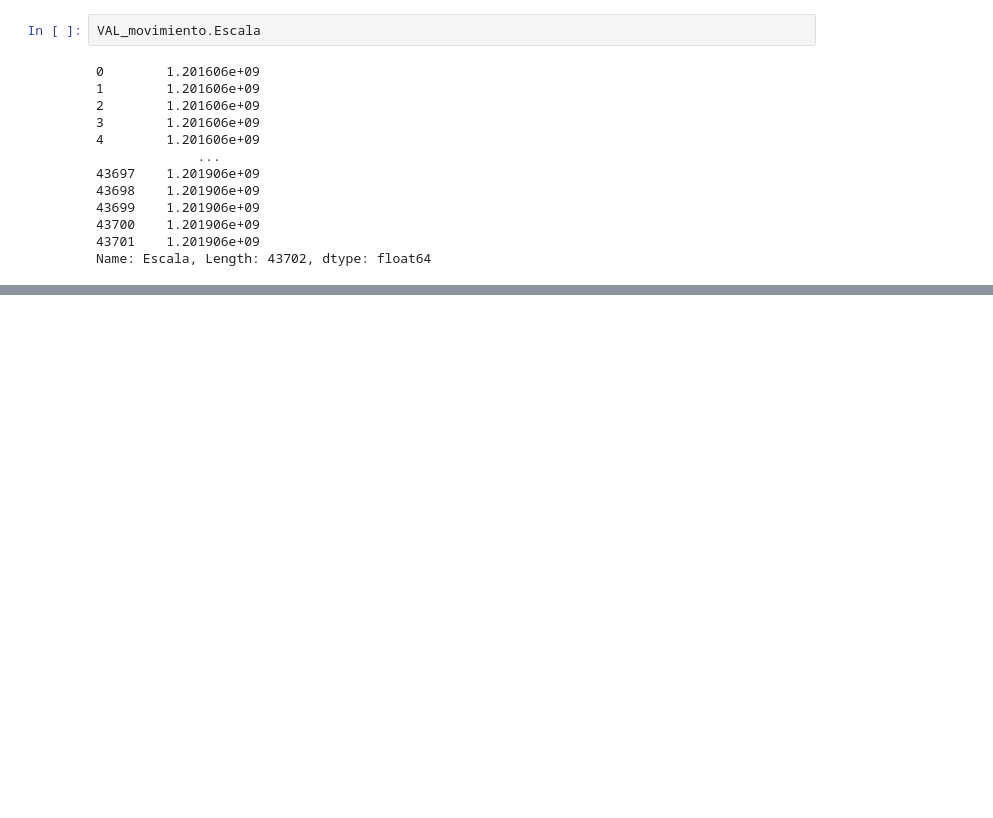
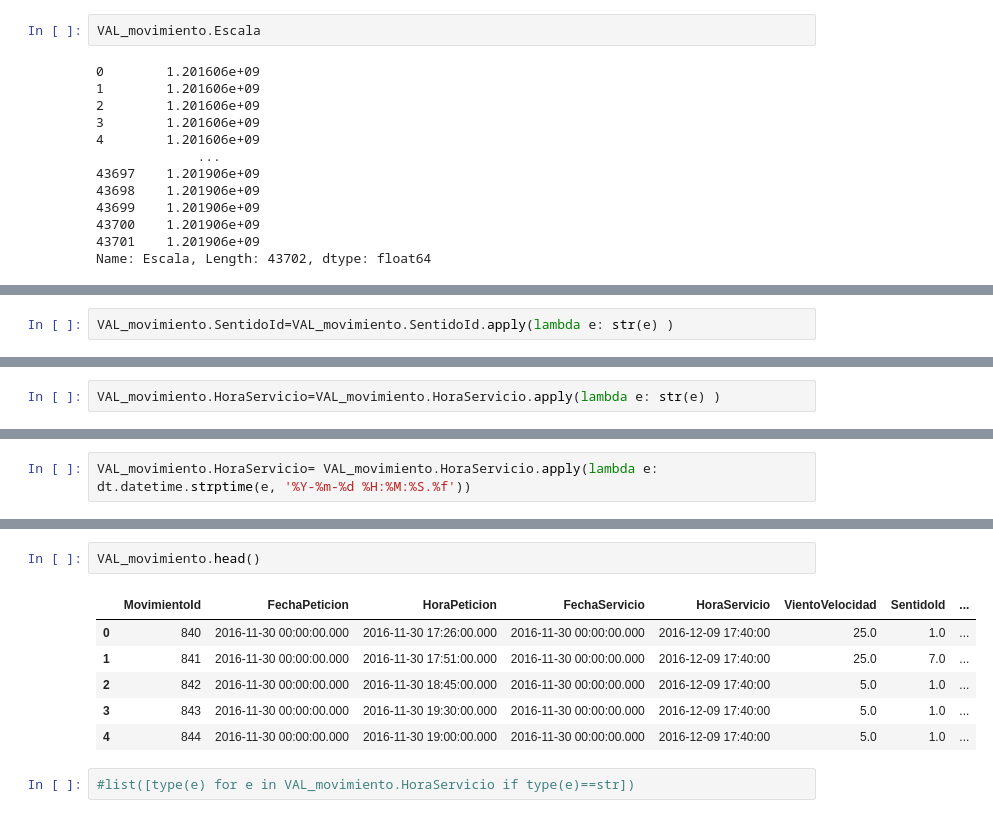
Before and after one commit to Turandot123/Forecasting-vessels-manoeuvre-lenght, a Jupyter notebook: src/AMURA_Transform_original.ipynb, the cells around one changed output, grey strips where cells are left out. Drawn from its saved outputs; the diff is of its cells as text; blank space fills up the shorter version.

```diff
--- a/src/AMURA_Transform_original.ipynb
+++ b/src/AMURA_Transform_original.ipynb
@@ -498,0 +546,2 @@ dtype: object
+# %%
+VAL_movimiento.SentidoId=VAL_movimiento.SentidoId.apply(lambda e: str(e) )
@@ -498,0 +588,2 @@ dtype: object
+# %%
+VAL_movimiento.HoraServicio=VAL_movimiento.HoraServicio.apply(lambda e: str(e) )
@@ -498,0 +619,2 @@ dtype: object
+# %%
+VAL_movimiento.HoraServicio= VAL_movimiento.HoraServicio.apply(lambda e: dt.datetime.strptime(e, '%Y-%m-%d %H:%M:%S.%f'))
@@ -498,0 +638,11 @@ dtype: object
+# %%
+VAL_movimiento.head()
+# %% [output]
+|  | MovimientoId | FechaPeticion | HoraPeticion | FechaServicio | HoraServicio | VientoVelocidad | SentidoId | ... |
+| 0 | 840 | 2016-11-30 00:00:00.000 | 2016-11-30 17:26:00.000 | 2016-11-30 00:00:00.000 | 2016-12-09 17:40:00 | 25.0 | 1.0 | ... |
+| 1 | 841 | 2016-11-30 00:00:00.000 | 2016-11-30 17:51:00.000 | 2016-11-30 00:00:00.000 | 2016-12-09 17:40:00 | 25.0 | 7.0 | ... |
+| 2 | 842 | 2016-11-30 00:00:00.000 | 2016-11-30 18:45:00.000 | 2016-11-30 00:00:00.000 | 2016-12-09 17:40:00 | 5.0 | 1.0 | ... |
+| 3 | 843 | 2016-11-30 00:00:00.000 | 2016-11-30 19:30:00.000 | 2016-11-30 00:00:00.000 | 2016-12-09 17:40:00 | 5.0 | 1.0 | ... |
+| 4 | 844 | 2016-11-30 00:00:00.000 | 2016-11-30 19:00:00.000 | 2016-11-30 00:00:00.000 | 2016-12-09 17:40:00 | 5.0 | 1.0 | ... |
+# %%
+#list([type(e) for e in VAL_movimiento.HoraServicio if type(e)==str])
```
Also changed, not shown: parts of 51 cells of this notebook.
